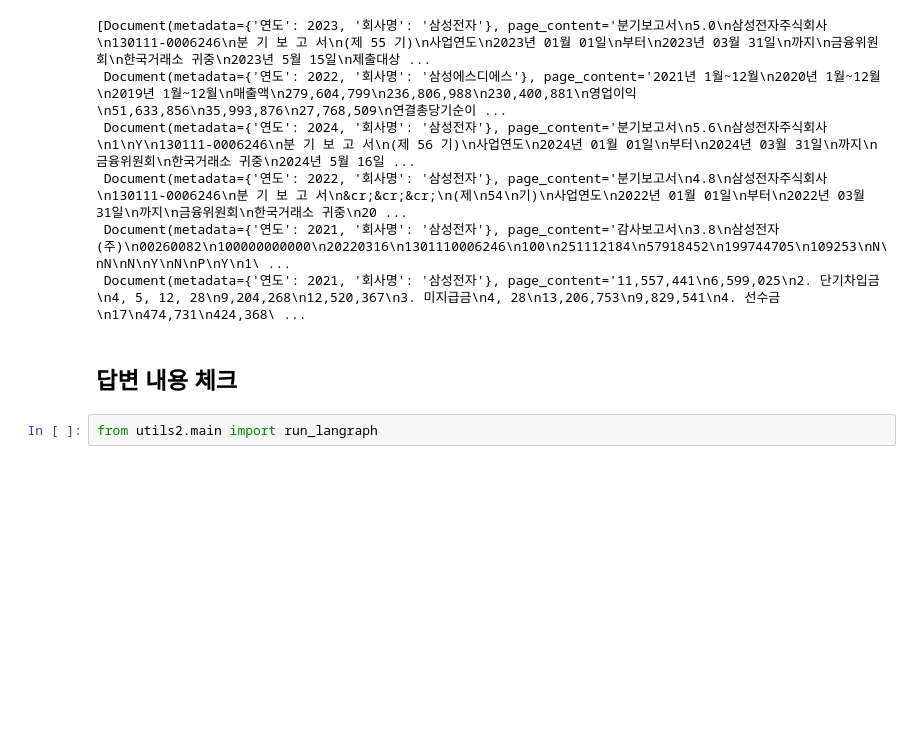
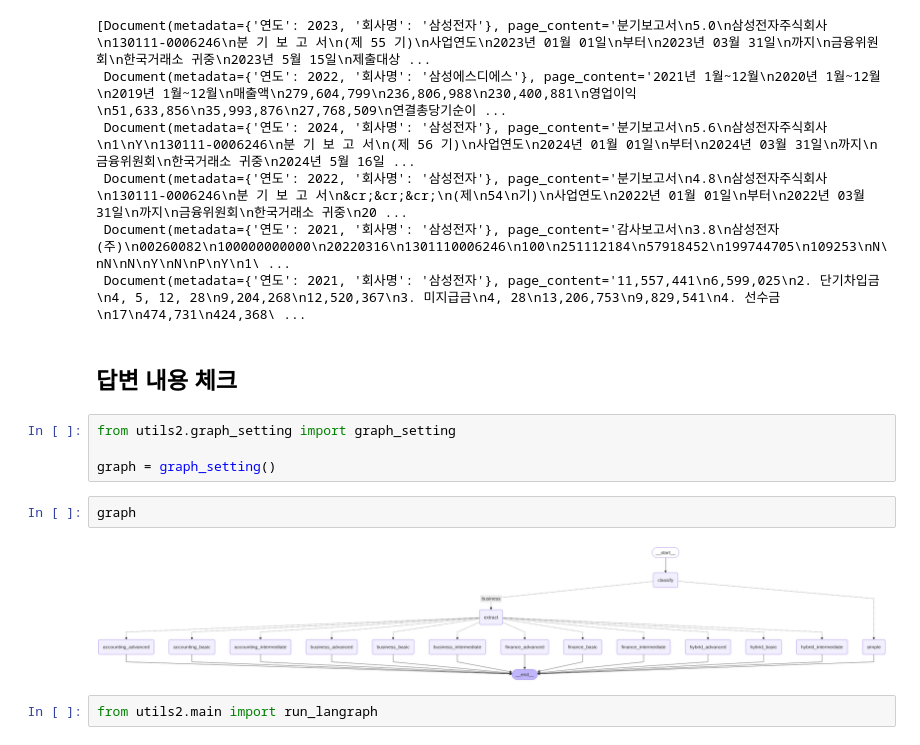
Before and after one commit to jmy0913/graph_lang, a Jupyter notebook: JeongMinYoung/main_run.ipynb, the cells around one changed output. Cells and saved outputs as stored; diff of their text form; blank space fills up the shorter version.

```diff
--- a/JeongMinYoung/main_run.ipynb
+++ b/JeongMinYoung/main_run.ipynb
@@ -13,6 +13,14 @@ business_retriever.invoke('2023년 삼성전자 사업보고')
  Document(metadata={'연도': 2021, '회사명': '삼성전자'}, page_content='11,557,441\n6,599,025\n2. 단기차입금\n4, 5, 12, 28\n9,204,268\n12,520,367\n3. 미지급금\n4, 28\n13,206,753\n9,829,541\n4. 선수금\n17\n474,731\n424,368\ ...
 # %% [markdown]
 ## 답변 내용 체크
+# %%
+from utils2.graph_setting import graph_setting
+
+graph = graph_setting()
+# %%
+graph
+# %% [output]
+[figure, added]
 # %%
 from utils2.main import run_langraph
 # %%
```
Also changed, not shown: 1 other file.
